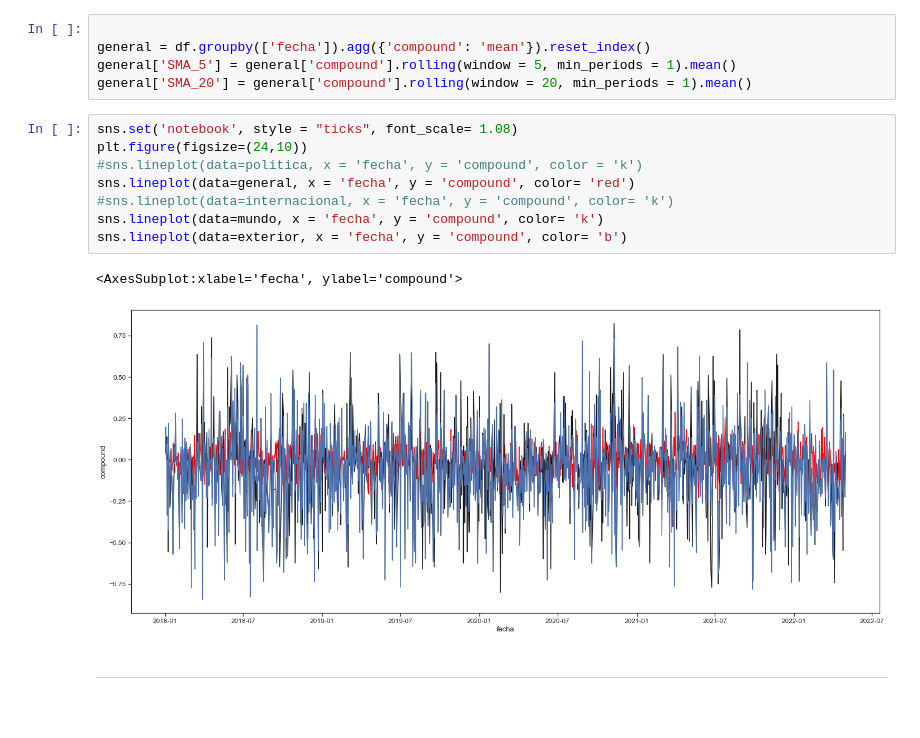
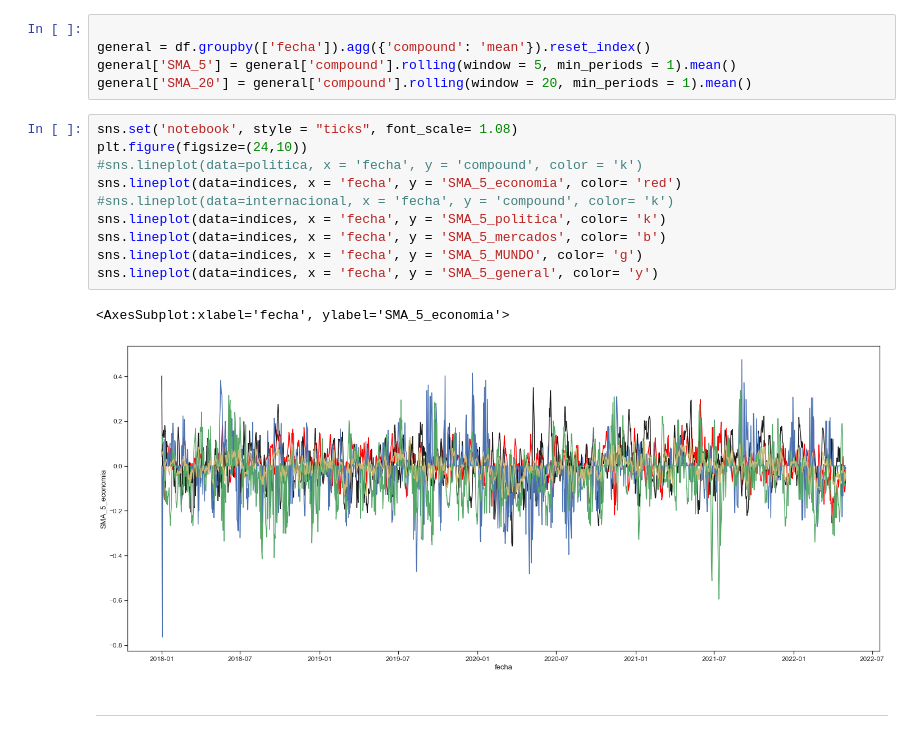
Before and after one commit to jesoto/Sentiment_and_news-Peru, a Jupyter notebook: thesis/plots.ipynb, the cells around one changed output. Drawn from its saved outputs; the diff is of its cells as text; blank space fills up the shorter version.

```diff
--- a/thesis/plots.ipynb
+++ b/thesis/plots.ipynb
@@ -218,14 +218,16 @@ general['SMA_20'] = general['compound'].rolling(window = 20, min_periods = 1).me
 # %%
 sns.set('notebook', style = "ticks", font_scale= 1.08)
 plt.figure(figsize=(24,10))
 #sns.lineplot(data=politica, x = 'fecha', y = 'compound', color = 'k')
-sns.lineplot(data=general, x = 'fecha', y = 'compound', color= 'red')
+sns.lineplot(data=indices, x = 'fecha', y = 'SMA_5_economia', color= 'red')
 #sns.lineplot(data=internacional, x = 'fecha', y = 'compound', color= 'k')
-sns.lineplot(data=mundo, x = 'fecha', y = 'compound', color= 'k')
-sns.lineplot(data=exterior, x = 'fecha', y = 'compound', color= 'b')
+sns.lineplot(data=indices, x = 'fecha', y = 'SMA_5_politica', color= 'k')
+sns.lineplot(data=indices, x = 'fecha', y = 'SMA_5_mercados', color= 'b')
+sns.lineplot(data=indices, x = 'fecha', y = 'SMA_5_MUNDO', color= 'g')
+sns.lineplot(data=indices, x = 'fecha', y = 'SMA_5_general', color= 'y')
 # %% [output]
-<AxesSubplot:xlabel='fecha', ylabel='compound'>
+<AxesSubplot:xlabel='fecha', ylabel='SMA_5_economia'>
-[figure, old version]
+[figure, new version]
 # %% [markdown]
 ---
 # %% [markdown]
```
